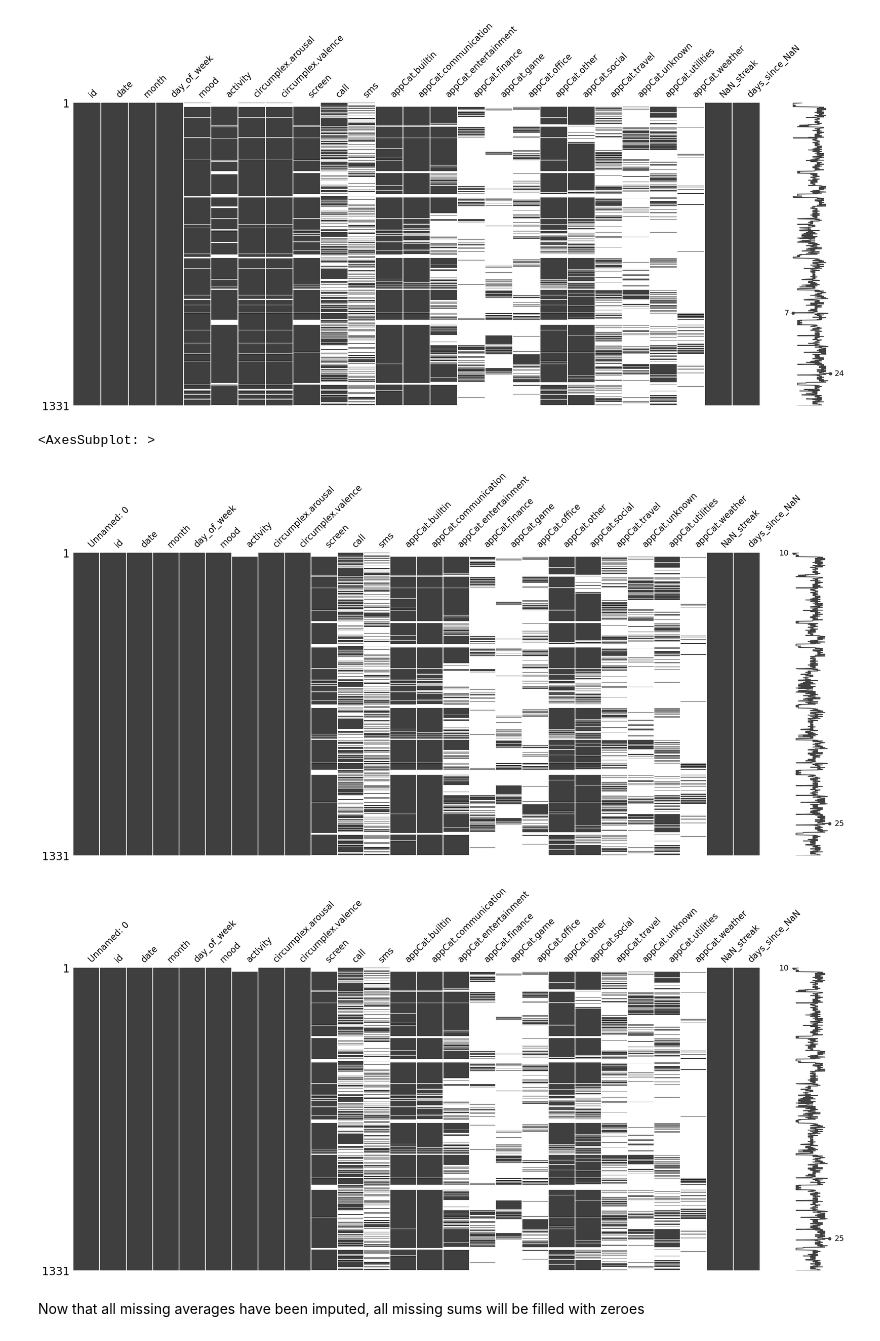
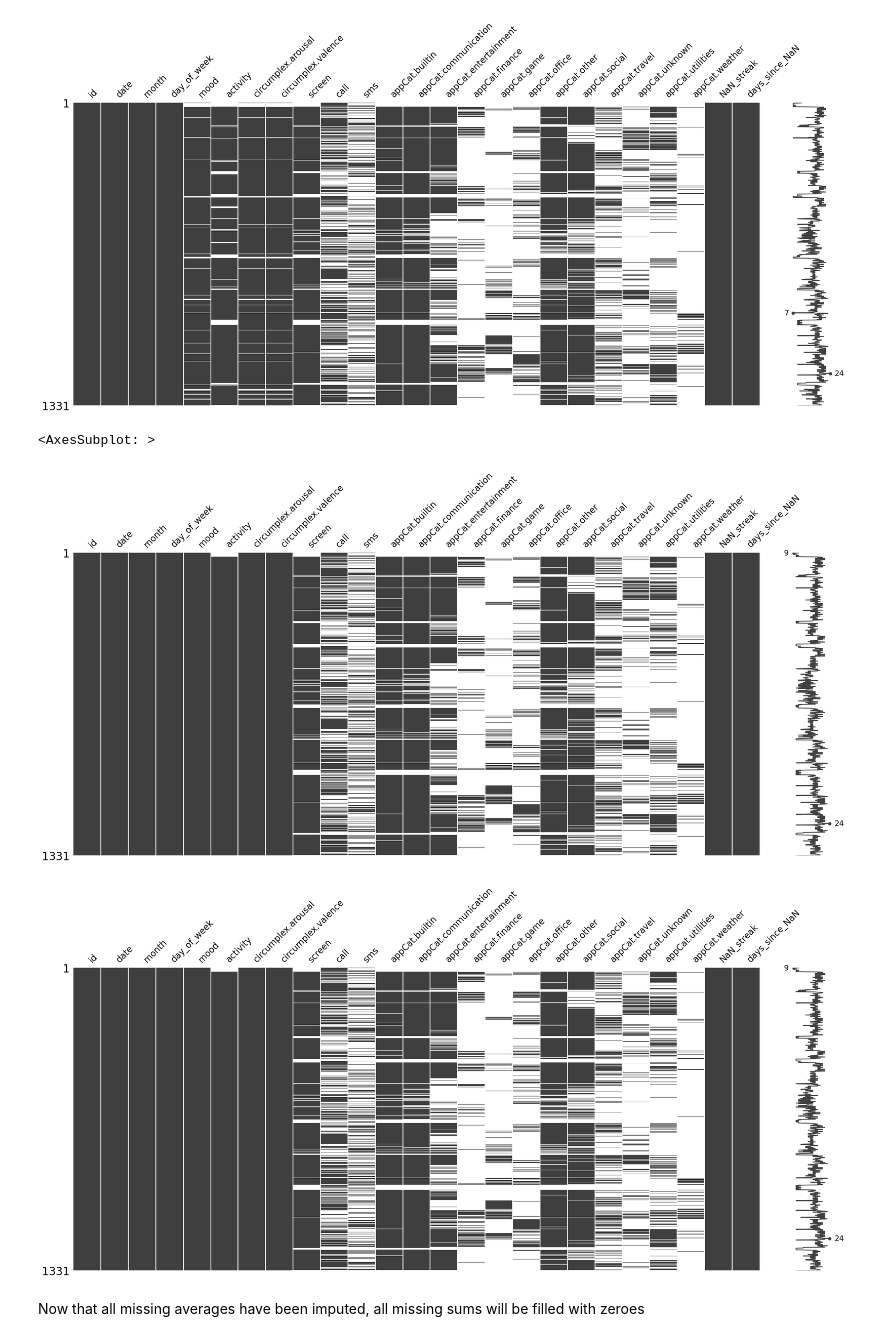
Before and after one commit to moosmiddelkoop/DMT-1, a Jupyter notebook: Assignment_1.ipynb, the cells around one changed output. Saved outputs shown, nothing was run; the diff lists cells and outputs as text; code cells hidden in the pictures.

```diff
--- a/Assignment_1.ipynb
+++ b/Assignment_1.ipynb
@@ -401,32 +402,39 @@ data_cut.to_csv('data/data_post_first_mood.csv')
 # %%
 ## IMPUTING MISSING VALUES
 # impute missing values: forward fill
 data = pd.read_csv('data/data_post_first_mood.csv')
 data_ffill = data
 data_ffill[['mood', 'circumplex.arousal', 'circumplex.valence', 'activity']] = data[['mood', 'circumplex.arousal', 'circumplex.valence', 'activity']].fillna(method='ffill')
 
 # create datetimeindex from time column in order to be able to interpolate using the time method
 datetimeindex = pd.to_datetime(data['date'])
 
 # replace time column with datetimeindex
 data.index = datetimeindex
+data = data.drop(columns=['Unnamed: 0'])
+data_ffill = data_ffill.drop(columns=['Unnamed: 0'])
 
 # interpolate using time method
 data_interpolated = data
 data_interpolated[['mood', 'circumplex.arousal', 'circumplex.valence', 'activity']] = data[['mood', 'circumplex.arousal', 'circumplex.valence', 'activity']].interpolate(method='time')
+
+# reset index back to what it was
+new_index = pd.Index(range(0, len(data)))
+data.index = new_index
+data_ffill.index = new_index
 
 # save imputed data
 data_ffill.to_csv('data/imputed_data_v1.csv')
 data_interpolated.to_csv('data/imputed_data_v2.csv')
 #  NOW WRITE SOME ABOUT THE PROS AND CONS
 
 # check if it worked
 msno.matrix(data_ffill)
 msno.matrix(data_interpolated)
 # %% [output]
 <AxesSubplot: >
-[figure, old version]
+[figure, new version]
-[figure, old version]
+[figure, new version]
 # %% [markdown]
 Now that all missing averages have been imputed, all missing sums will be filled with zeroes
 # %%
```
Also changed, not shown: parts of 2 cells of this notebook, 2 other files.
